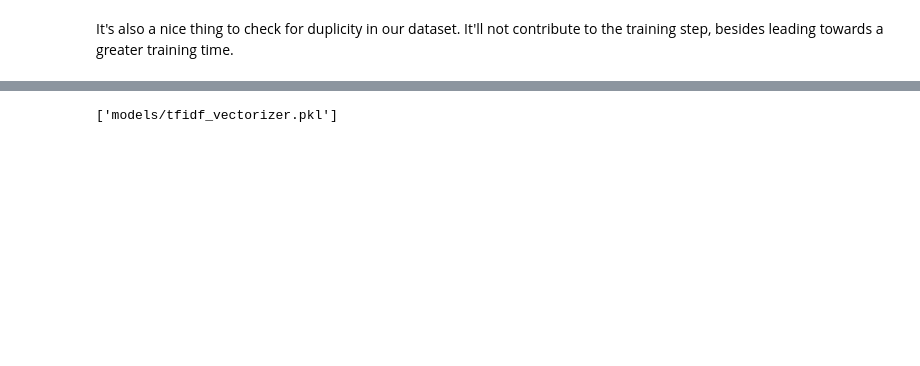
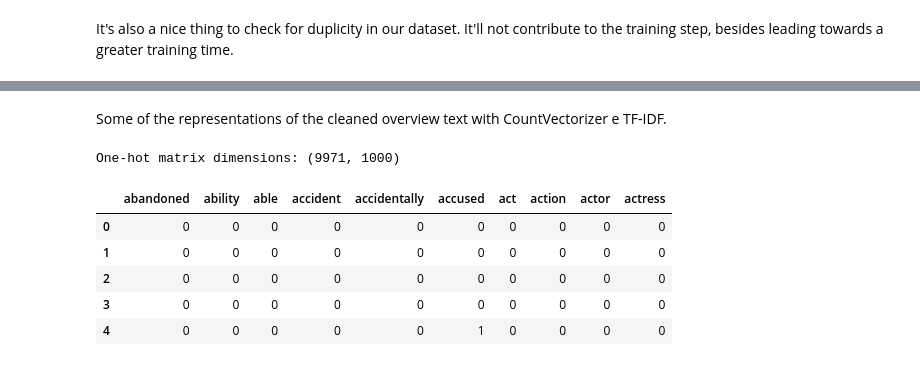
Before and after one commit to LucasPires2807/nlp-genre-classification, a Jupyter notebook: data_processing.ipynb, the cells around one changed output, grey strips where cells are left out. Drawn from its saved outputs; the diff is of its cells as text; code cells hidden in the pictures; blank space fills up the shorter version.

```diff
--- a/data_processing.ipynb
+++ b/data_processing.ipynb
@@ -363,11 +373,5 @@ However, these common content words still appear frequently across multiple genr
 # %%
-import nltk
-from nltk.corpus import stopwords
-from nltk.stem import WordNetLemmatizer
 import string
-
-nltk.download('stopwords')
-nltk.download('wordnet')
 
 stop_words = set(stopwords.words('english')) | set(stop_words_spacy)
 lemmatizer = WordNetLemmatizer()
@@ -379,6 +383,6 @@ def clean_text(text):
     tokens = [lemmatizer.lemmatize(word) for word in tokens if word not in stop_words]
     return ' '.join(tokens)
 
-df_clean['cleaned_overview'] = df_clean['overview'].apply(clean_text)
-most_frequent_words(df_clean["cleaned_overview"], 40)
+movies_clean['cleaned_overview'] = movies_clean['overview'].apply(clean_text)
+most_frequent_words(movies_clean["cleaned_overview"], 40)
 # %% [output]
@@ -389,17 +393,19 @@ most_frequent_words(df_clean["cleaned_overview"], 40)
-# %%
-from sklearn.feature_extraction.text import TfidfVectorizer
-from joblib import dump
-
-# criar vetorizador TF-IDF
-tfidf = TfidfVectorizer(
-    max_features=10000,
-    ngram_range=(1, 2),
-    stop_words='english'
-)
-
-# aplicar TF-IDF aos textos pré-processados
-X = tfidf.fit_transform(df_clean['cleaned_overview'])
-
-dump(tfidf, 'models/tfidf_vectorizer.pkl')
-# %% [output]
-['models/tfidf_vectorizer.pkl']
+# %% [markdown]
+Some of the representations of the cleaned overview text with CountVectorizer e TF-IDF.
+# %%
+
+count_vec = CountVectorizer(binary=True, max_features=1000)
+
+X_count = count_vec.fit_transform(movies_clean['cleaned_overview'])
+
+count_df = pd.DataFrame(X_count.toarray(), columns=count_vec.get_feature_names_out())
+print("One-hot matrix dimensions:", X_count.shape)
+display(count_df.iloc[:5, :10])
+# %% [output]
+One-hot matrix dimensions: (9971, 1000)
+|  | abandoned | ability | able | accident | accidentally | accused | act | action | actor | actress |
+| 0 | 0 | 0 | 0 | 0 | 0 | 0 | 0 | 0 | 0 | 0 |
+| 1 | 0 | 0 | 0 | 0 | 0 | 0 | 0 | 0 | 0 | 0 |
+| 2 | 0 | 0 | 0 | 0 | 0 | 0 | 0 | 0 | 0 | 0 |
+| 3 | 0 | 0 | 0 | 0 | 0 | 0 | 0 | 0 | 0 | 0 |
+| 4 | 0 | 0 | 0 | 0 | 0 | 1 | 0 | 0 | 0 | 0 |
```
Also changed, not shown: parts of 43 cells of this notebook.
